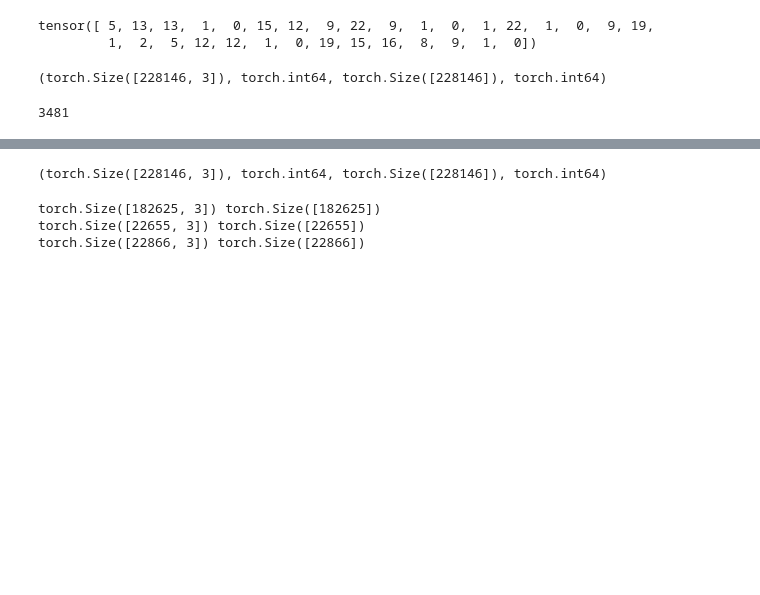
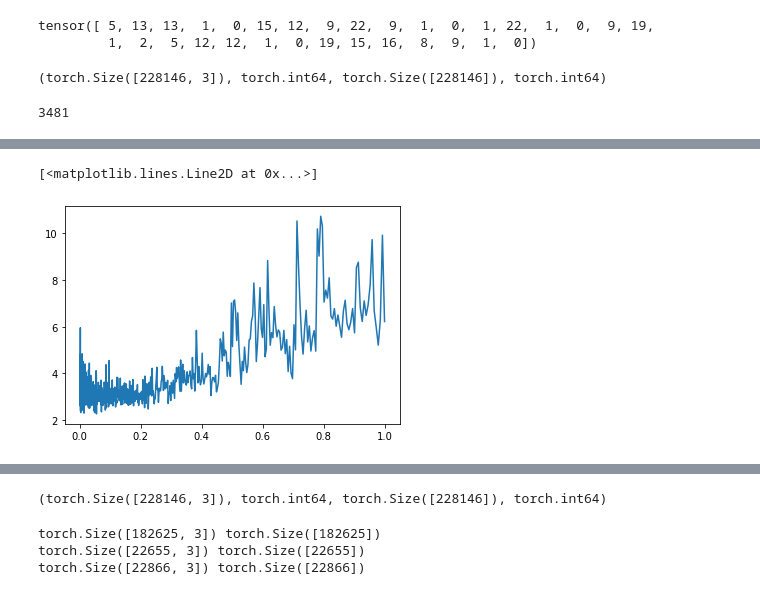
Before and after one commit to balajivenky06/DeepLearningNotebooks, a Jupyter notebook: Makemore2.ipynb, the cells around one changed output, grey strips where cells are left out. Drawn from its saved outputs; the diff is of its cells as text; code cells hidden in the pictures; blank space fills up the shorter version.

```diff
--- a/Makemore2.ipynb
+++ b/Makemore2.ipynb
@@ -779,2 +860,5 @@ for i in range(1000):
 # %%
-#plt.plot(lri, lossi)
+plt.plot(lri, lossi)
+# %% [output]
+[<matplotlib.lines.Line2D at 0x...>]
+[figure, added]
```
Also changed, not shown: parts of 73 cells of this notebook.
